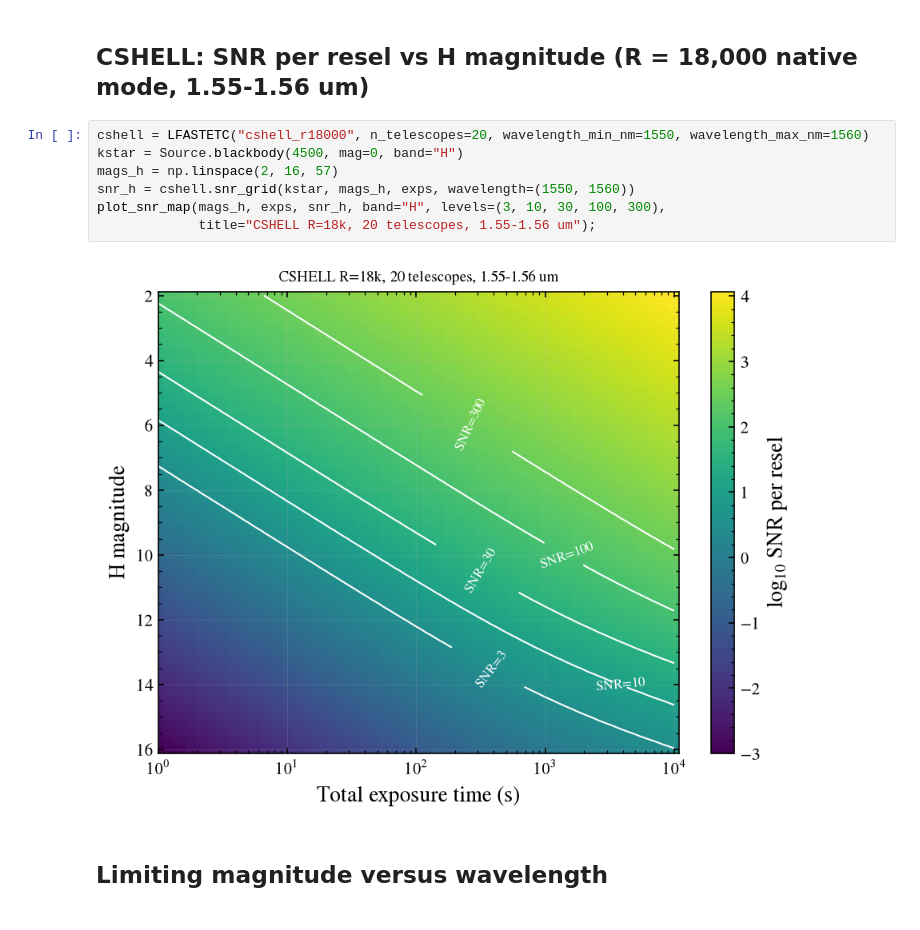
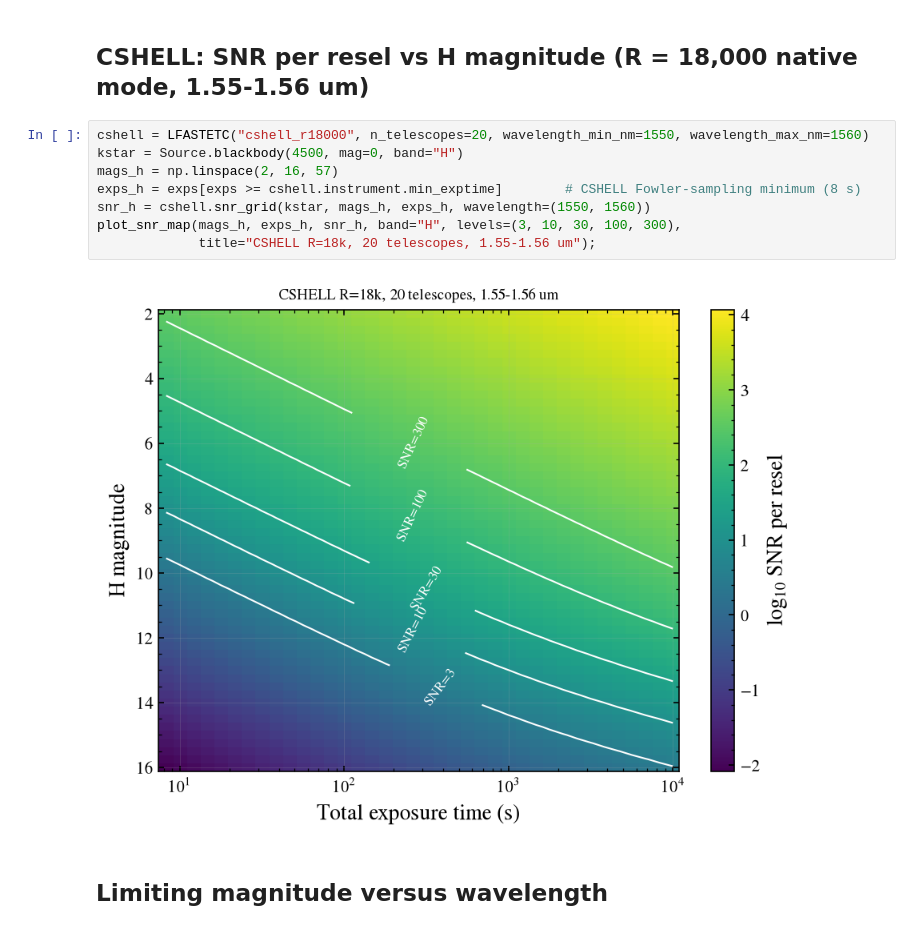
Before and after one commit to schmidt-observatories/lfast-etc, a Jupyter notebook: notebooks/02_sensitivity_maps_and_array_scaling.ipynb, the cells around one changed output. Saved outputs shown, nothing was run; the diff lists cells and outputs as text.

```diff
--- a/notebooks/02_sensitivity_maps_and_array_scaling.ipynb
+++ b/notebooks/02_sensitivity_maps_and_array_scaling.ipynb
@@ -30,12 +30,13 @@ plot_snr_map(mags, exps, snr, band="V", title="Bench R~1800, 20 telescopes, medi
 # %%
 cshell = LFASTETC("cshell_r18000", n_telescopes=20, wavelength_min_nm=1550, wavelength_max_nm=1560)
 kstar = Source.blackbody(4500, mag=0, band="H")
 mags_h = np.linspace(2, 16, 57)
-snr_h = cshell.snr_grid(kstar, mags_h, exps, wavelength=(1550, 1560))
-plot_snr_map(mags_h, exps, snr_h, band="H", levels=(3, 10, 30, 100, 300),
+exps_h = exps[exps >= cshell.instrument.min_exptime]        # CSHELL Fowler-sampling minimum (8 s)
+snr_h = cshell.snr_grid(kstar, mags_h, exps_h, wavelength=(1550, 1560))
+plot_snr_map(mags_h, exps_h, snr_h, band="H", levels=(3, 10, 30, 100, 300),
              title="CSHELL R=18k, 20 telescopes, 1.55-1.56 um");
 # %% [output]
-[figure, old version]
+[figure, new version]
 # %% [markdown]
 ## Limiting magnitude versus wavelength
 # %%
```
Also changed, not shown: parts of 6 cells of this notebook, 12 other files.
